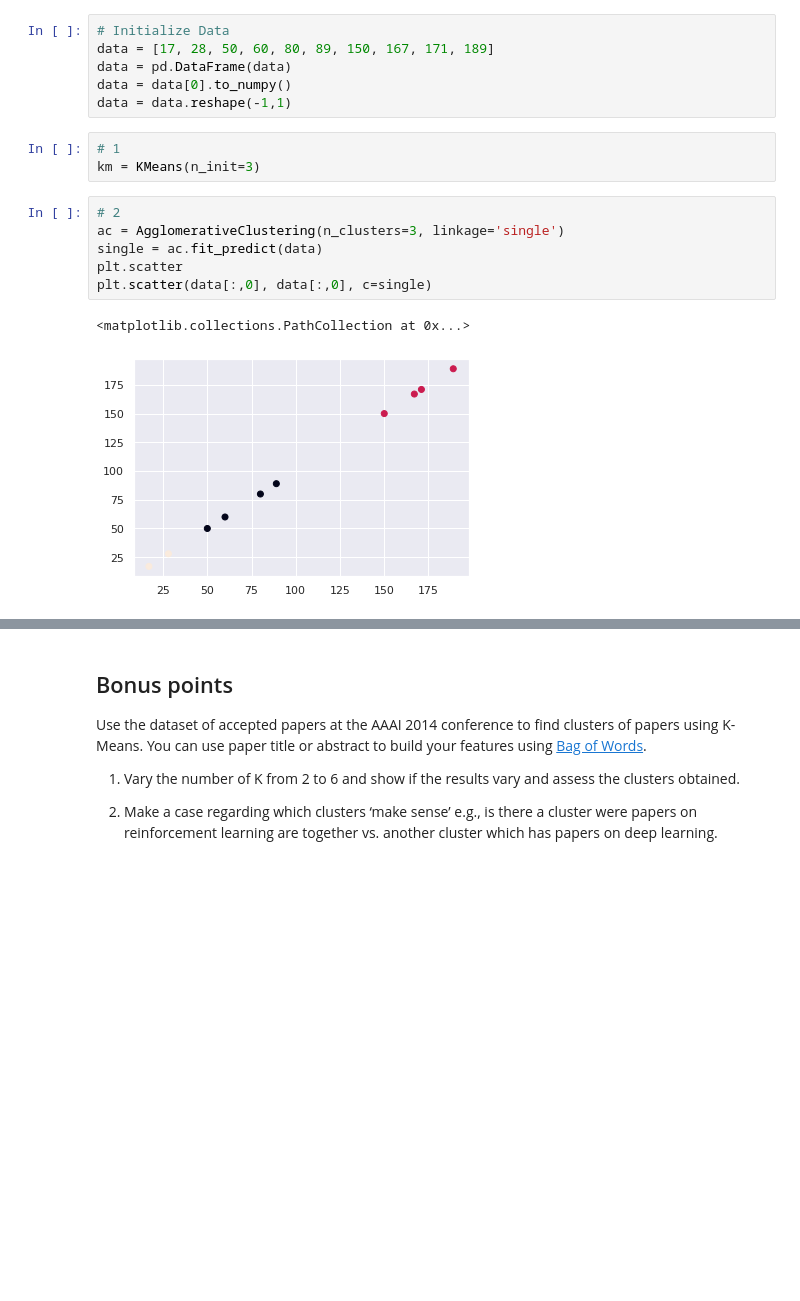
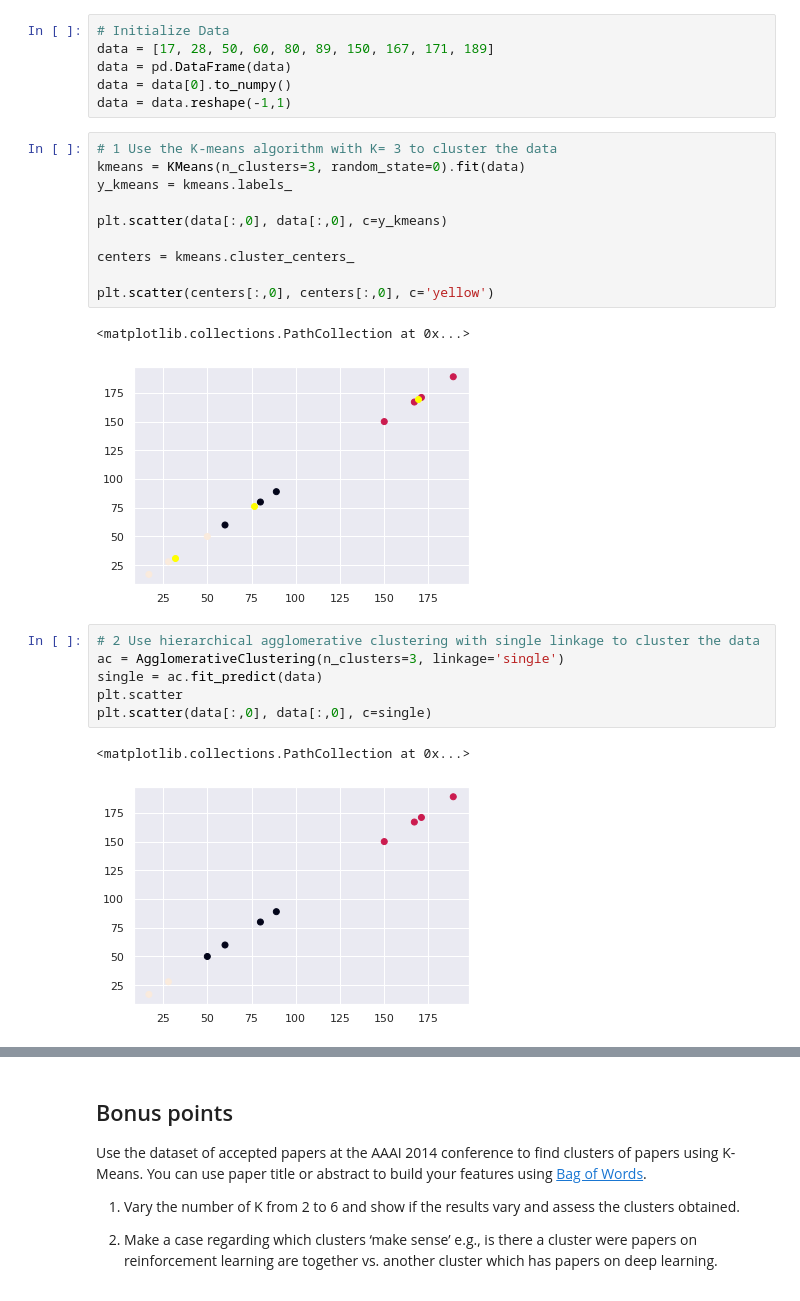
Before and after one commit to AnoVando/MSIS, a Jupyter notebook: MSIS522_Assignment3.ipynb, the cells around one changed output, grey strips where cells are left out. Saved outputs shown, nothing was run; the diff lists cells and outputs as text; blank space fills up the shorter version.

```diff
--- a/MSIS522_Assignment3.ipynb
+++ b/MSIS522_Assignment3.ipynb
@@ -136,11 +136,21 @@ data = [17, 28, 50, 60, 80, 89, 150, 167, 171, 189]
 data = pd.DataFrame(data)
 data = data[0].to_numpy()
 data = data.reshape(-1,1)
-# %%
-# 1
-km = KMeans(n_init=3)
+# %%
+# 1 Use the K-means algorithm with K= 3 to cluster the data
+kmeans = KMeans(n_clusters=3, random_state=0).fit(data)
+y_kmeans = kmeans.labels_
+
+plt.scatter(data[:,0], data[:,0], c=y_kmeans)
+
+centers = kmeans.cluster_centers_
+
+plt.scatter(centers[:,0], centers[:,0], c='yellow')
+# %% [output]
+<matplotlib.collections.PathCollection at 0x...>
+[figure, added]
 # %%
-# 2
+# 2 Use hierarchical agglomerative clustering with single linkage to cluster the data
 ac = AgglomerativeClustering(n_clusters=3, linkage='single')
 single = ac.fit_predict(data)
 plt.scatter
```
Also changed, not shown: parts of 2 cells of this notebook.
